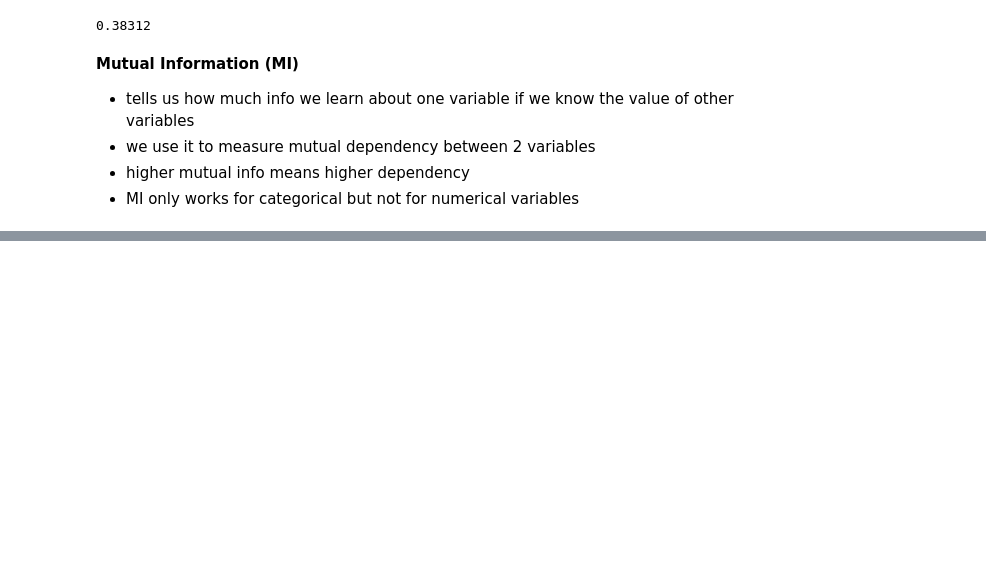
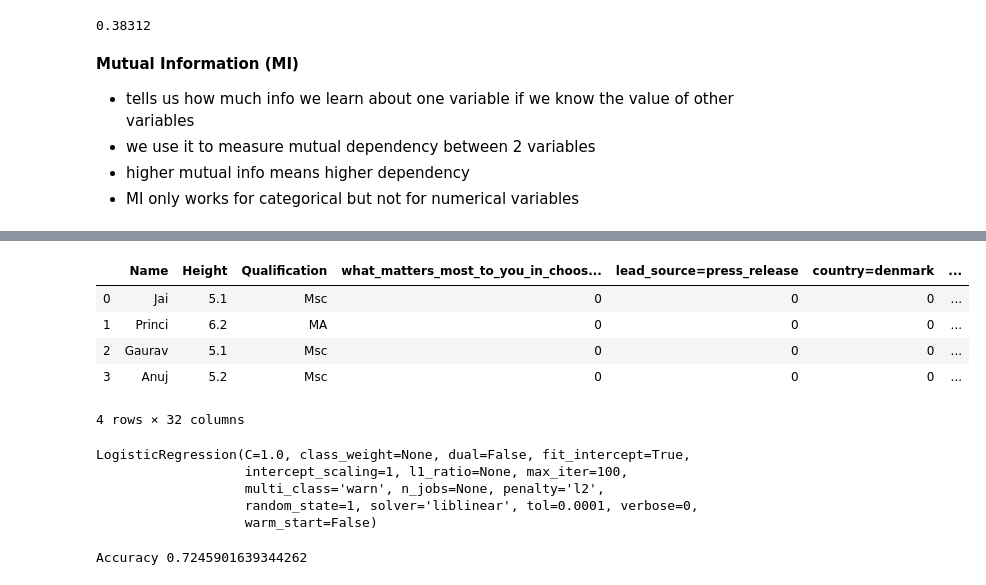
Before and after one commit to MartinTschendel/leads, a Jupyter notebook: 200830-leads.ipynb, the cells around one changed output, grey strips where cells are left out. Drawn from its saved outputs; the diff is of its cells as text; code cells hidden in the pictures; blank space fills up the shorter version.

```diff
--- a/200830-leads.ipynb
+++ b/200830-leads.ipynb
@@ -224,0 +304,6 @@ df_mi
+# %%
+#get a list with all the feature names (column names) from validation set after the one-hot-encoding
+list_val = dv_new.get_feature_names()
+# %%
+#get those items, that only exist in one of the lists
+diff_list = list(set(list_train) - set(list_val))
@@ -224,0 +317,6 @@ df_mi
+# %%
+#below is a example that helps to understand how to add columns to a df, where the values are 0
+data = {'Name': ['Jai', 'Princi', 'Gaurav', 'Anuj'],
+        'Height': [5.1, 6.2, 5.1, 5.2],
+        'Qualification': ['Msc', 'MA', 'Msc', 'Msc']}
+df = pd.DataFrame(data)
@@ -224,0 +331,12 @@ df_mi
+# %%
+for n in diff_list:
+    df[n] = 0
+# %%
+df
+# %% [output]
+|  | Name | Height | Qualification | what_matters_most_to_you_in_choos... | lead_source=press_release | country=denmark | ... |
+| 0 | Jai | 5.1 | Msc | 0 | 0 | 0 | ... |
+| 1 | Princi | 6.2 | MA | 0 | 0 | 0 | ... |
+| 2 | Gaurav | 5.1 | Msc | 0 | 0 | 0 | ... |
+| 3 | Anuj | 5.2 | Msc | 0 | 0 | 0 | ... |
+4 rows × 32 columns
@@ -224,0 +349,12 @@ df_mi
+# %%
+#train logistic regression model
+from sklearn.linear_model import LogisticRegression
+#train model by calling 'fit' method
+model = LogisticRegression(solver='liblinear', random_state = 1)
+model.fit(prepare_X(df_train), y_train)
+# %% [output]
+LogisticRegression(C=1.0, class_weight=None, dual=False, fit_intercept=True,
+                   intercept_scaling=1, l1_ratio=None, max_iter=100,
+                   multi_class='warn', n_jobs=None, penalty='l2',
+                   random_state=1, solver='liblinear', tol=0.0001, verbose=0,
+                   warm_start=False)
@@ -224,0 +370,8 @@ df_mi
+# %%
+#use model to predict target variable
+y_pred = model.predict_proba(prepare_val(df_val))[:, 1]
+y_pred >= 0.5
+converted = y_pred >= 0.5
+print('Accuracy', (y_val == converted).mean())
+# %% [output]
+Accuracy 0.7245901639344262
```
Also changed, not shown: parts of 22 cells of this notebook, 1 other file.
